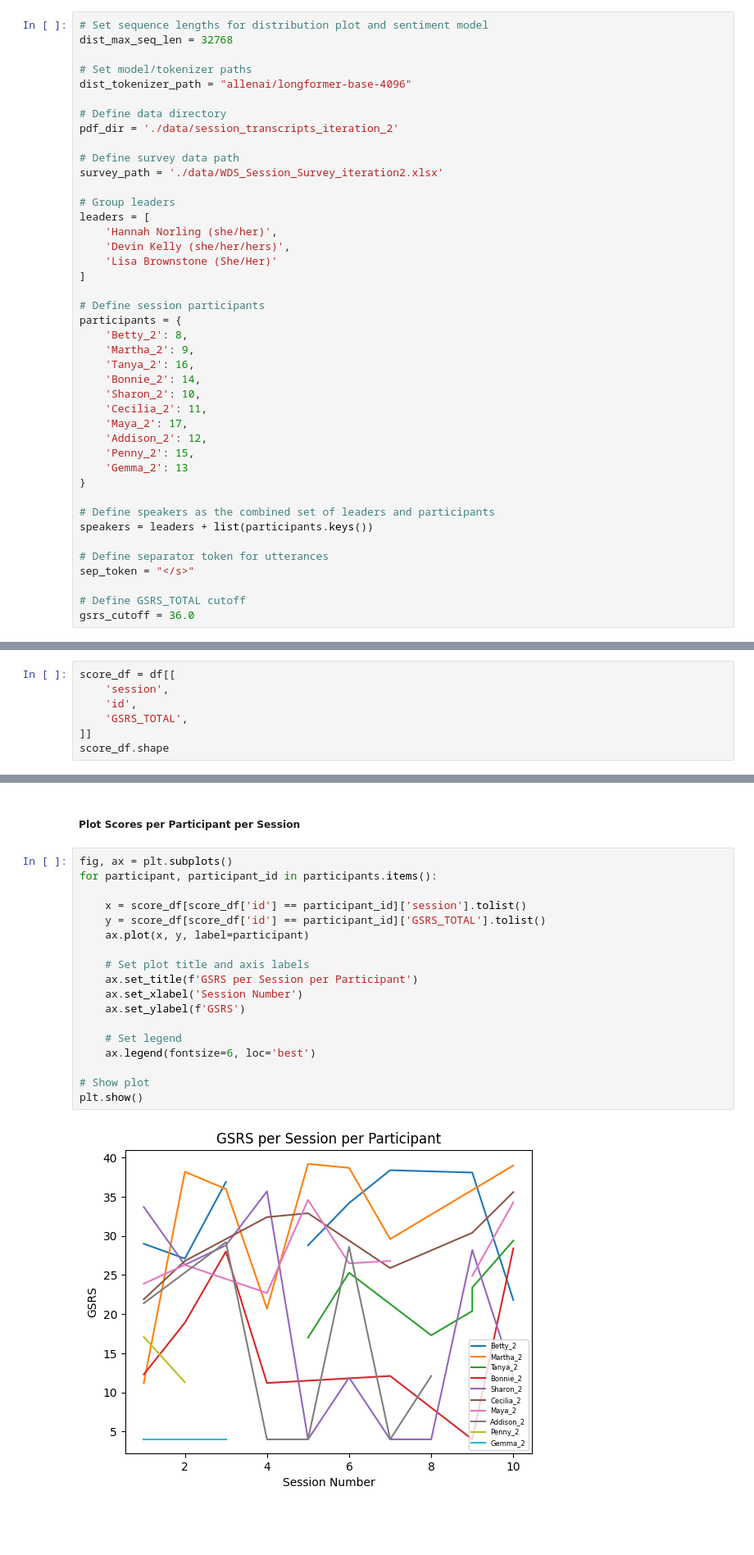
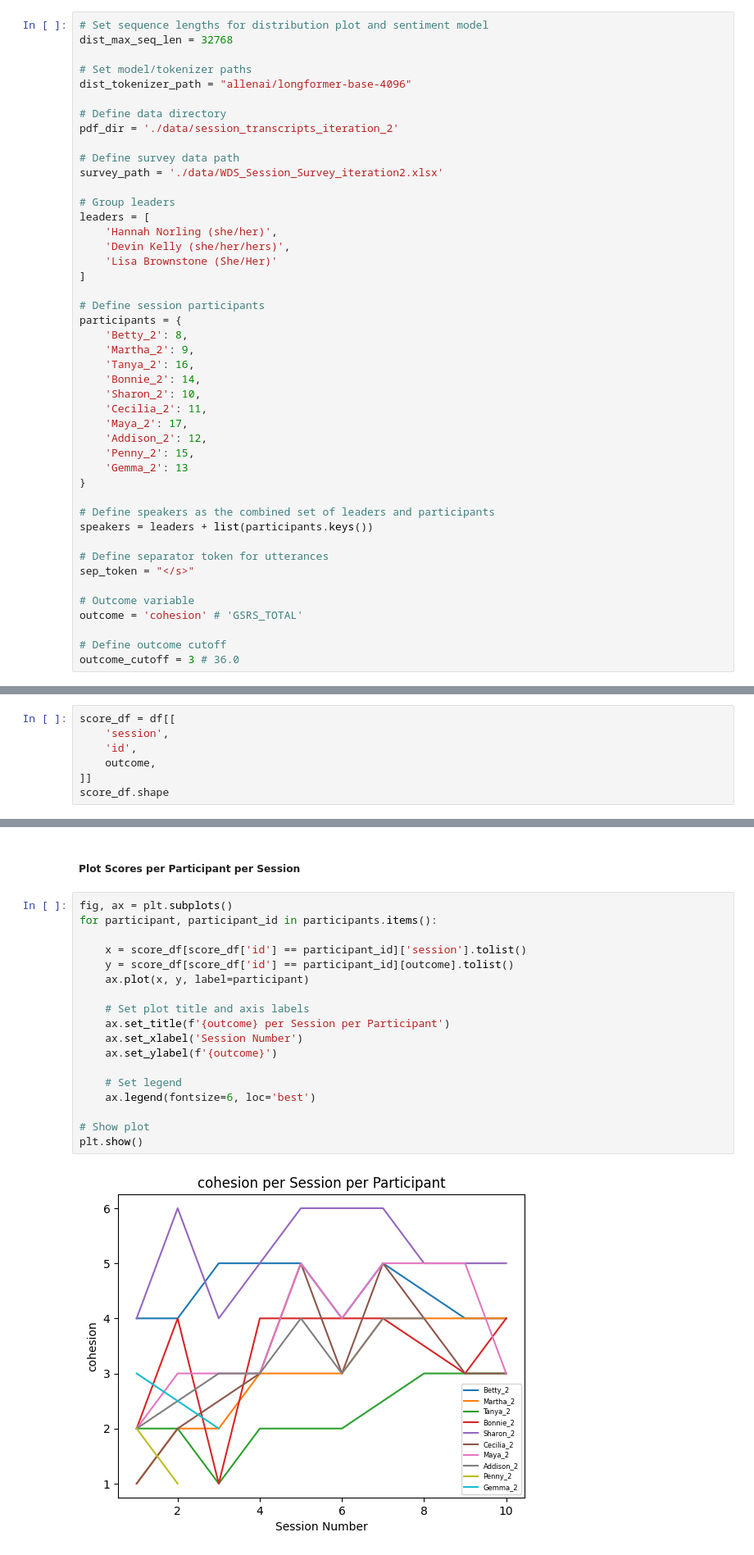
Before and after one commit to jstremme/nlp4psychotherapy, a Jupyter notebook: train_lr.ipynb, the cells around one changed output, grey strips where cells are left out. Shown at 82% size. Saved outputs shown, nothing was run; the diff lists cells and outputs as text; blank space fills up the shorter version.

```diff
--- a/train_lr.ipynb
+++ b/train_lr.ipynb
@@ -54,8 +54,11 @@ speakers = leaders + list(participants.keys())
 # Define separator token for utterances
 sep_token = "</s>"
 
-# Define GSRS_TOTAL cutoff
-gsrs_cutoff = 36.0
+# Outcome variable
+outcome = 'cohesion' # 'GSRS_TOTAL'
+
+# Define outcome cutoff
+outcome_cutoff = 3 # 36.0
 # %% [markdown]
 ##### Load Tokenizer
 # %%
@@ -73,7 +76,7 @@ df.shape
 score_df = df[[
     'session',
     'id',
-    'GSRS_TOTAL',
+    outcome,
 ]]
 score_df.shape
 # %% [output]
@@ -108,23 +111,23 @@ Below cutoff: 8.
 # %%
 fig, ax = plt.subplots()
 for participant, participant_id in participants.items():
 
     x = score_df[score_df['id'] == participant_id]['session'].tolist()
-    y = score_df[score_df['id'] == participant_id]['GSRS_TOTAL'].tolist()
+    y = score_df[score_df['id'] == participant_id][outcome].tolist()
     ax.plot(x, y, label=participant)
 
     # Set plot title and axis labels
-    ax.set_title(f'GSRS per Session per Participant')
+    ax.set_title(f'{outcome} per Session per Participant')
     ax.set_xlabel('Session Number')
-    ax.set_ylabel(f'GSRS')
+    ax.set_ylabel(f'{outcome}')
 
     # Set legend
     ax.legend(fontsize=6, loc='best')
 
 # Show plot
 plt.show()
 # %% [output]
-[figure, old version]
+[figure, new version]
 # %% [markdown]
 ##### Collect PDFs of Transcripts
 # %%
```
Also changed, not shown: parts of 6 cells of this notebook.
